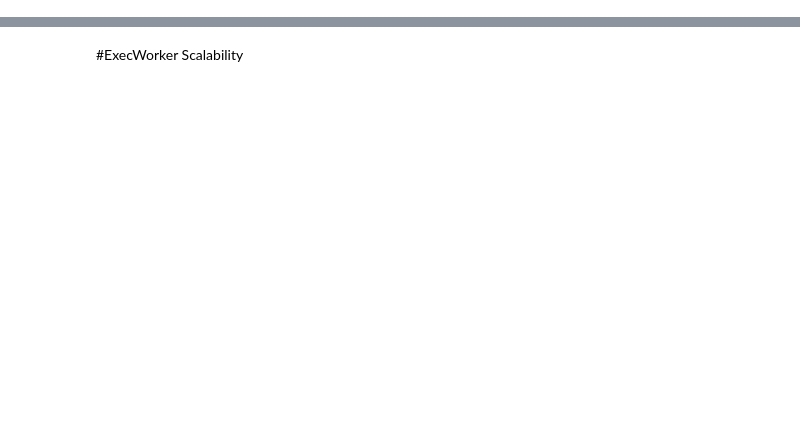
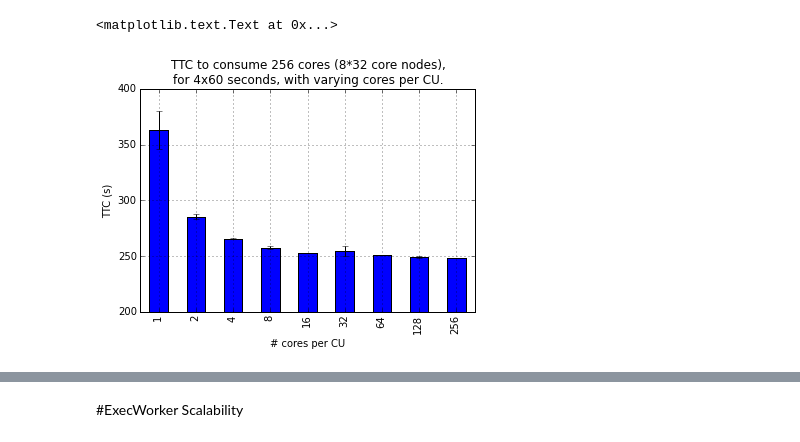
Before and after one commit to radical-experiments/rp-orte-bw, a Jupyter notebook: notebooks/bw_experiments.ipynb, the cells around one changed output, grey strips where cells are left out. Cells and saved outputs as stored; diff of their text form; code cells hidden in the pictures; blank space fills up the shorter version.

```diff
--- a/notebooks/bw_experiments.ipynb
+++ b/notebooks/bw_experiments.ipynb
@@ -429,0 +651,40 @@ Name: unit.000370, dtype: object
+# %%
+#
+# Calculate TTC
+#
+cu_cores = [1, 2, 4, 8, 16, 32, 64, 128, 256]
+#cu_cores = [64]
+orte_ids = {}
+orte_ttc = {}
+
+for cores in cu_cores:
+
+    orte_ids[cores] = select_exp_from_repo(
+        exp2,
+        {
+            'cu_cores': cores
+        }
+    )
+
+    orte_ttc[cores] = []
+    for sid in orte_ids[cores]:
+
+        norm_sid = normalize_id(sid)
+
+        # Get multiple pilots from session
+        for pid in store.get('%s/pilots' % norm_sid)['pid']:
+            df = store.get('/%s/prof/%s' % (norm_sid, normalize_id(pid)))
+
+            orte_ttc[cores].append(df['ewa_complete'].max() - df['a_to_s'].min())
+
+orte_df = pd.DataFrame(orte_ttc)
+
+stddev = orte_df.std()
+ax = orte_df.mean().plot(kind='bar', yerr=stddev)
+ax.set_ylim(200, 400)
+ax.set_ylabel('TTC (s)')
+ax.set_xlabel('# cores per CU')
+ax.set_title('TTC to consume 256 cores (8*32 core nodes),\nfor 4x60 seconds, with varying cores per CU.')
+# %% [output]
+<matplotlib.text.Text at 0x...>
+[figure, added]
```
Also changed, not shown: parts of 74 cells of this notebook.
